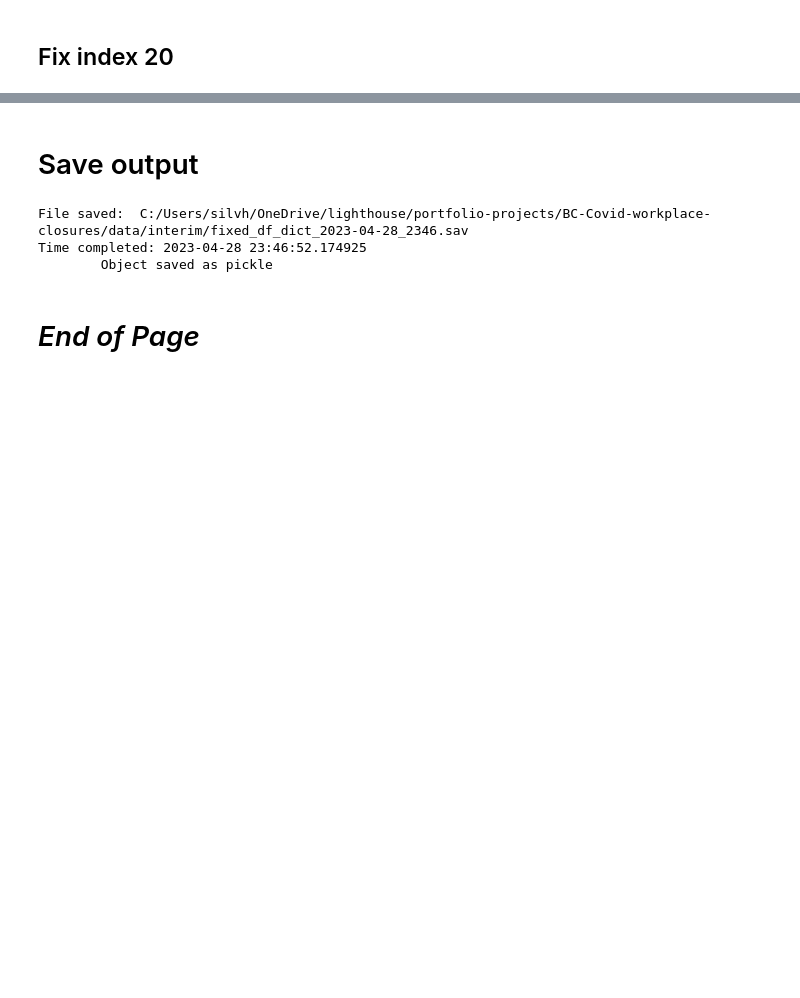
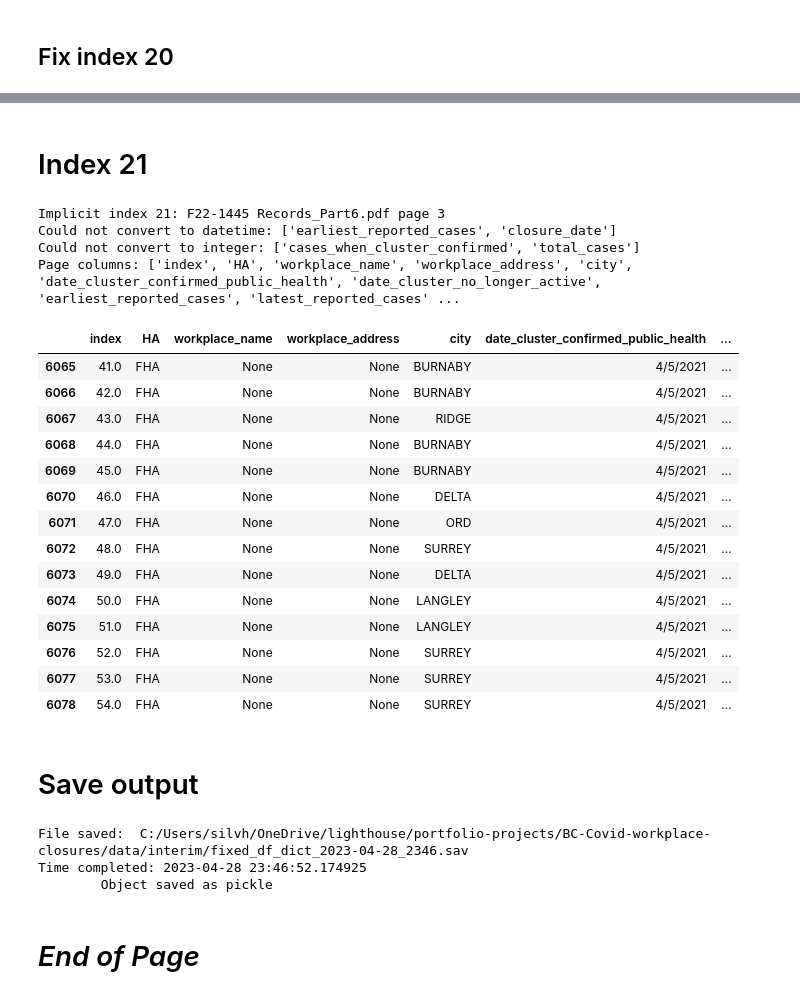
Before and after one commit to silvhua/BC-Covid-workplace-closures, a Jupyter notebook: notebooks/2023-04-28 align columns.ipynb, the cells around one changed output, grey strips where cells are left out. Cells and saved outputs as stored; diff of their text form; code cells hidden in the pictures; blank space fills up the shorter version.

```diff
--- a/notebooks/2023-04-28 align columns.ipynb
+++ b/notebooks/2023-04-28 align columns.ipynb
@@ -1814,0 +2539,25 @@ KeyError: 'file'
+# %% [markdown]
+# Index 21
+# %%
+index = 21
+view_problem_page(index)
+# %% [output]
+Implicit index 21: F22-1445 Records_Part6.pdf page 3
+Could not convert to datetime: ['earliest_reported_cases', 'closure_date']
+Could not convert to integer: ['cases_when_cluster_confirmed', 'total_cases']
+Page columns: ['index', 'HA', 'workplace_name', 'workplace_address', 'city', 'date_cluster_confirmed_public_health', 'date_cluster_no_longer_active', 'earliest_reported_cases', 'latest_reported_cases' ...
+|  | index | HA | workplace_name | workplace_address | city | date_cluster_confirmed_public_health | ... |
+| 6065 | 41.0 | FHA | None | None | BURNABY | 4/5/2021 | ... |
+| 6066 | 42.0 | FHA | None | None | BURNABY | 4/5/2021 | ... |
+| 6067 | 43.0 | FHA | None | None | RIDGE | 4/5/2021 | ... |
+| 6068 | 44.0 | FHA | None | None | BURNABY | 4/5/2021 | ... |
+| 6069 | 45.0 | FHA | None | None | BURNABY | 4/5/2021 | ... |
+| 6070 | 46.0 | FHA | None | None | DELTA | 4/5/2021 | ... |
+| 6071 | 47.0 | FHA | None | None | ORD | 4/5/2021 | ... |
+| 6072 | 48.0 | FHA | None | None | SURREY | 4/5/2021 | ... |
+| 6073 | 49.0 | FHA | None | None | DELTA | 4/5/2021 | ... |
+| 6074 | 50.0 | FHA | None | None | LANGLEY | 4/5/2021 | ... |
+| 6075 | 51.0 | FHA | None | None | LANGLEY | 4/5/2021 | ... |
+| 6076 | 52.0 | FHA | None | None | SURREY | 4/5/2021 | ... |
+| 6077 | 53.0 | FHA | None | None | SURREY | 4/5/2021 | ... |
+| 6078 | 54.0 | FHA | None | None | SURREY | 4/5/2021 | ... |
```
Also changed, not shown: parts of 29 cells of this notebook, 1 other file.
